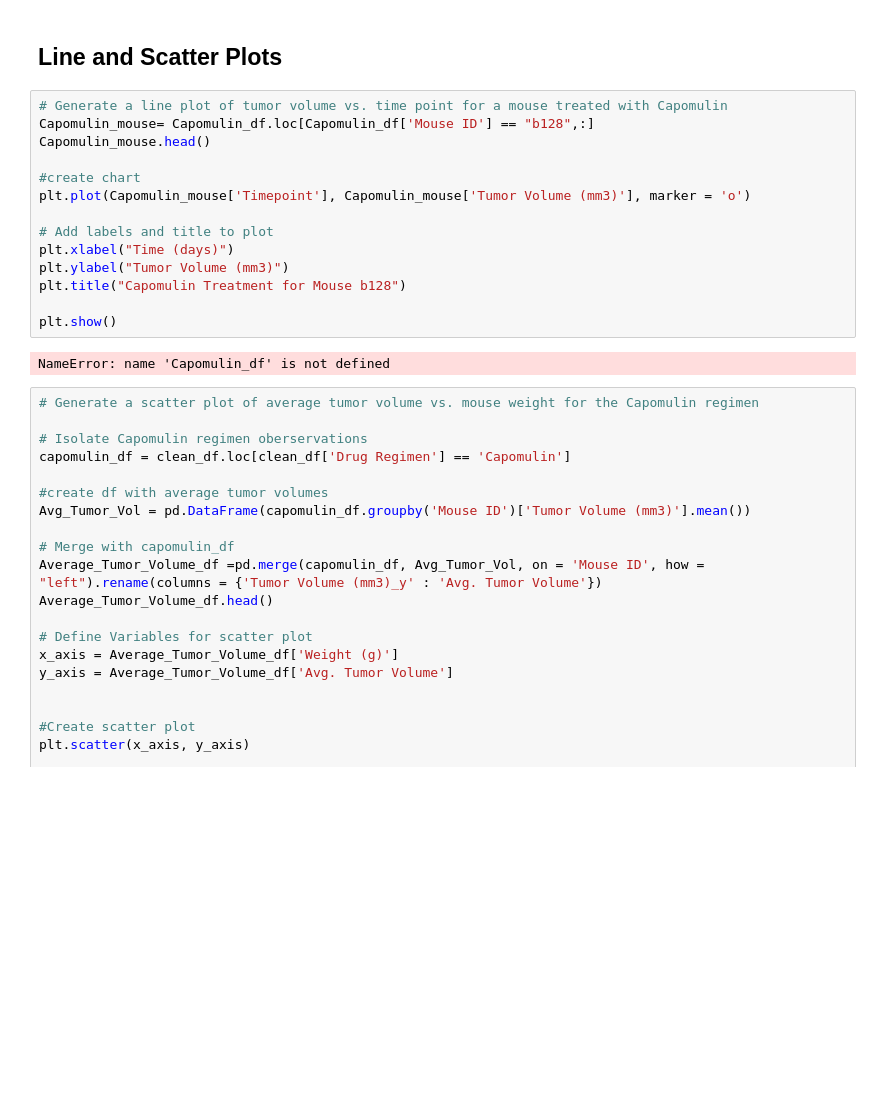
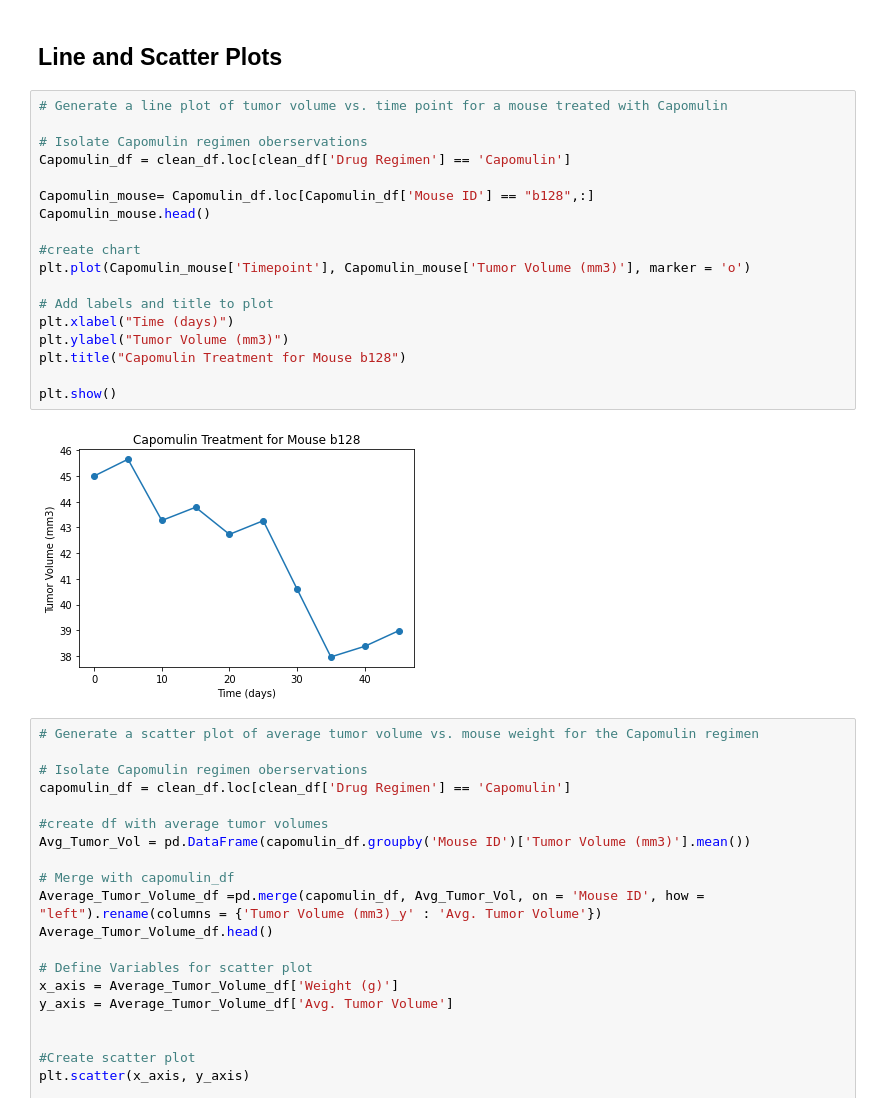
Before and after one commit to MattEgan660/Matplotlib-Challenge, a Jupyter notebook: pymaceuticals_starter.ipynb, the cells around one changed output. Drawn from its saved outputs; the diff is of its cells as text; blank space fills up the shorter version.

Commit message:
fixed error on line chart

```diff
--- a/pymaceuticals_starter.ipynb
+++ b/pymaceuticals_starter.ipynb
@@ -343,20 +343,24 @@ plt.xticks([1, 2, 3, 4], ['Capomulin', 'Ramicane', 'Infubinol', 'Ceftamin'])
 ## Line and Scatter Plots
 # %%
 # Generate a line plot of tumor volume vs. time point for a mouse treated with Capomulin
+
+# Isolate Capomulin regimen oberservations
+Capomulin_df = clean_df.loc[clean_df['Drug Regimen'] == 'Capomulin']
+
 Capomulin_mouse= Capomulin_df.loc[Capomulin_df['Mouse ID'] == "b128",:]
 Capomulin_mouse.head()
 
 #create chart
 plt.plot(Capomulin_mouse['Timepoint'], Capomulin_mouse['Tumor Volume (mm3)'], marker = 'o')
 
 # Add labels and title to plot
 plt.xlabel("Time (days)")
 plt.ylabel("Tumor Volume (mm3)")
 plt.title("Capomulin Treatment for Mouse b128")
 
 plt.show()
 # %% [output]
-NameError: name 'Capomulin_df' is not defined
+[figure, added]
 # %%
 # Generate a scatter plot of average tumor volume vs. mouse weight for the Capomulin regimen
 
```
